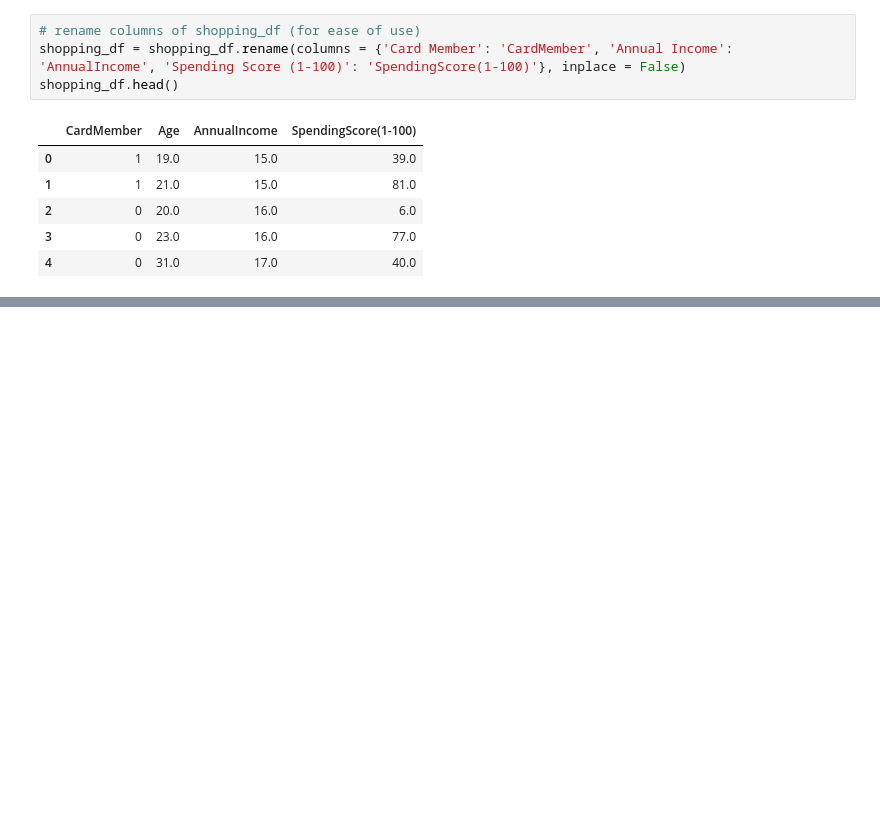
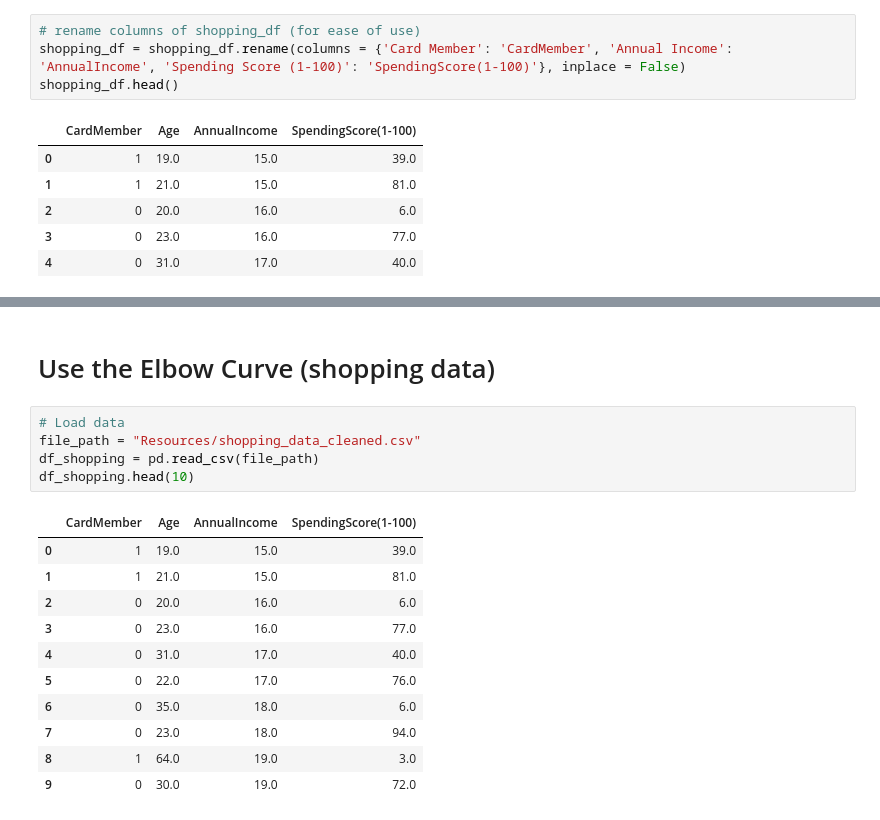
Before and after one commit to kjkubik/Cryptocurrencies, a Jupyter notebook: Untitled.ipynb, the cells around one changed output, grey strips where cells are left out. Saved outputs shown, nothing was run; the diff lists cells and outputs as text; blank space fills up the shorter version.

```diff
--- a/Untitled.ipynb
+++ b/Untitled.ipynb
@@ -138,0 +389,19 @@ df_shopping.to_csv(file_path, index=False)
+# %% [markdown]
+# Use the Elbow Curve (shopping data)
+# %%
+# Load data
+file_path = "Resources/shopping_data_cleaned.csv"
+df_shopping = pd.read_csv(file_path)
+df_shopping.head(10)
+# %% [output]
+|  | CardMember | Age | AnnualIncome | SpendingScore(1-100) |
+| 0 | 1 | 19.0 | 15.0 | 39.0 |
+| 1 | 1 | 21.0 | 15.0 | 81.0 |
+| 2 | 0 | 20.0 | 16.0 | 6.0 |
+| 3 | 0 | 23.0 | 16.0 | 77.0 |
+| 4 | 0 | 31.0 | 17.0 | 40.0 |
+| 5 | 0 | 22.0 | 17.0 | 76.0 |
+| 6 | 0 | 35.0 | 18.0 | 6.0 |
+| 7 | 0 | 23.0 | 18.0 | 94.0 |
+| 8 | 1 | 64.0 | 19.0 | 3.0 |
+| 9 | 0 | 30.0 | 19.0 | 72.0 |
```
Also changed, not shown: parts of 40 cells of this notebook.
